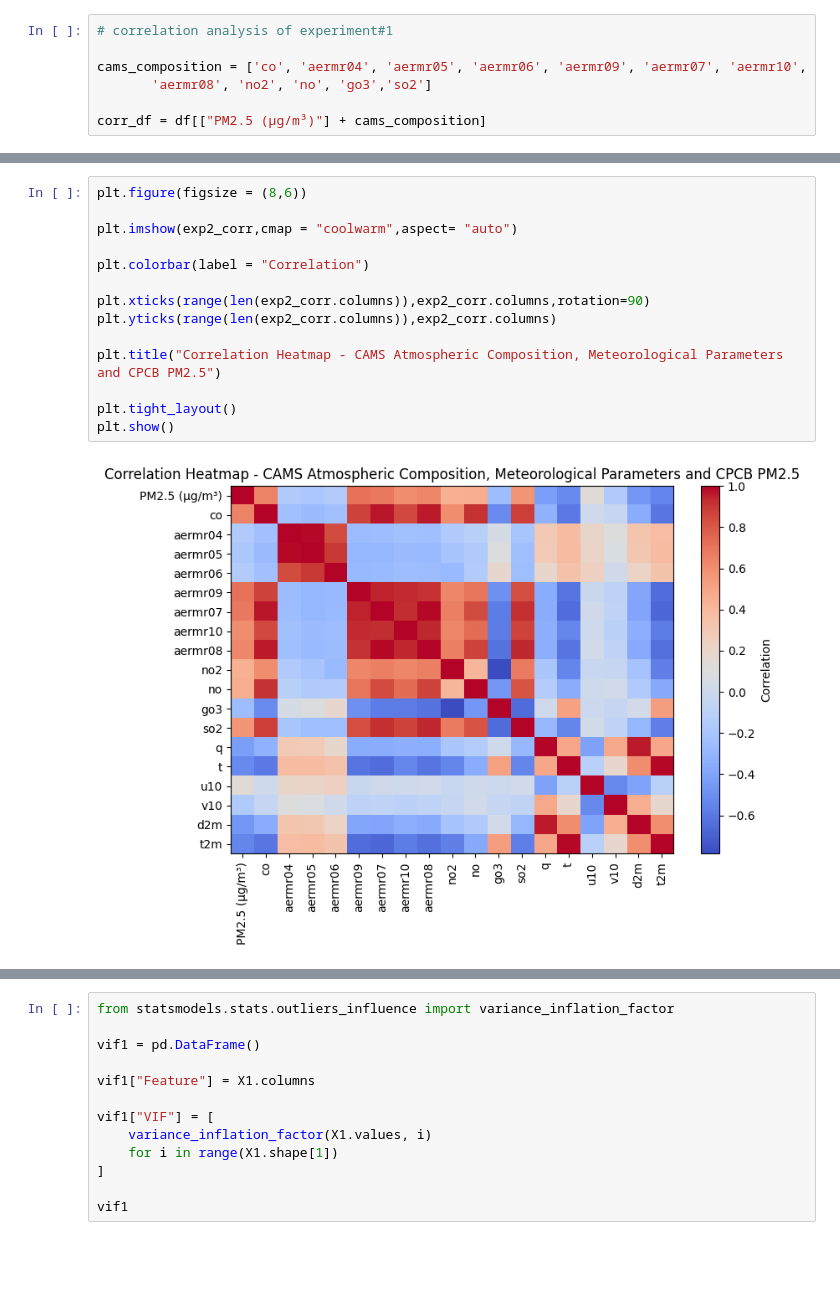
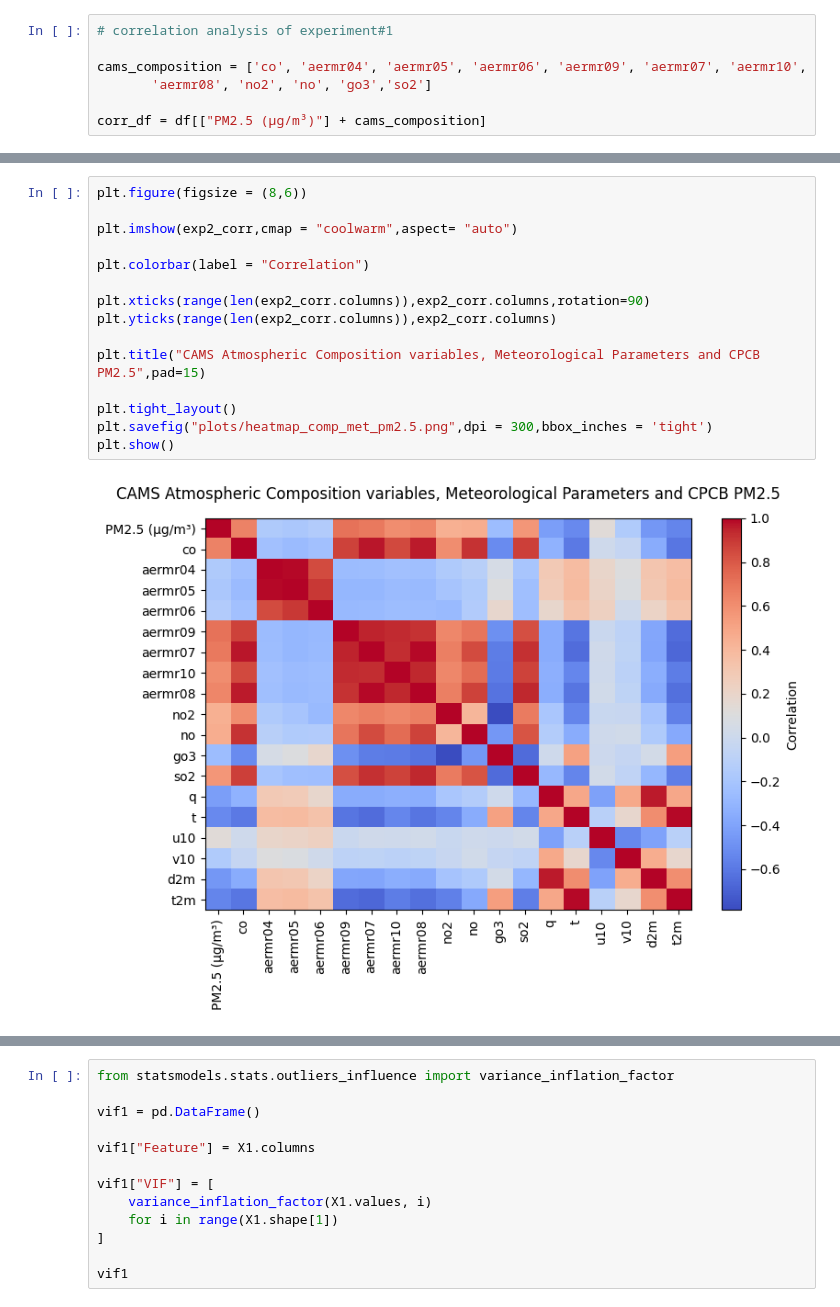
Before and after one commit to lubnashahanas07/PM25-Prediction-Using-Machine-Learning, a Jupyter notebook: preprocessing.ipynb, the cells around one changed output, grey strips where cells are left out. Saved outputs shown, nothing was run; the diff lists cells and outputs as text; blank space fills up the shorter version.

Commit message:
plots saved

```diff
--- a/preprocessing.ipynb
+++ b/preprocessing.ipynb
@@ -220,19 +225,20 @@ exp2_corr
 # %%
 plt.figure(figsize = (8,6))
 
 plt.imshow(exp2_corr,cmap = "coolwarm",aspect= "auto")
 
 plt.colorbar(label = "Correlation")
 
 plt.xticks(range(len(exp2_corr.columns)),exp2_corr.columns,rotation=90)
 plt.yticks(range(len(exp2_corr.columns)),exp2_corr.columns)
 
-plt.title("Correlation Heatmap - CAMS Atmospheric Composition, Meteorological Parameters and CPCB PM2.5")
+plt.title("CAMS Atmospheric Composition variables, Meteorological Parameters and CPCB PM2.5",pad=15)
 
 plt.tight_layout()
+plt.savefig("plots/heatmap_comp_met_pm2.5.png",dpi = 300,bbox_inches = 'tight')
 plt.show()
 # %% [output]
-[figure, old version]
+[figure, new version]
 # %%
 %pip install statsmodels
 # %% [output]
```
Also changed, not shown: parts of 6 cells of this notebook, 12 other files.
